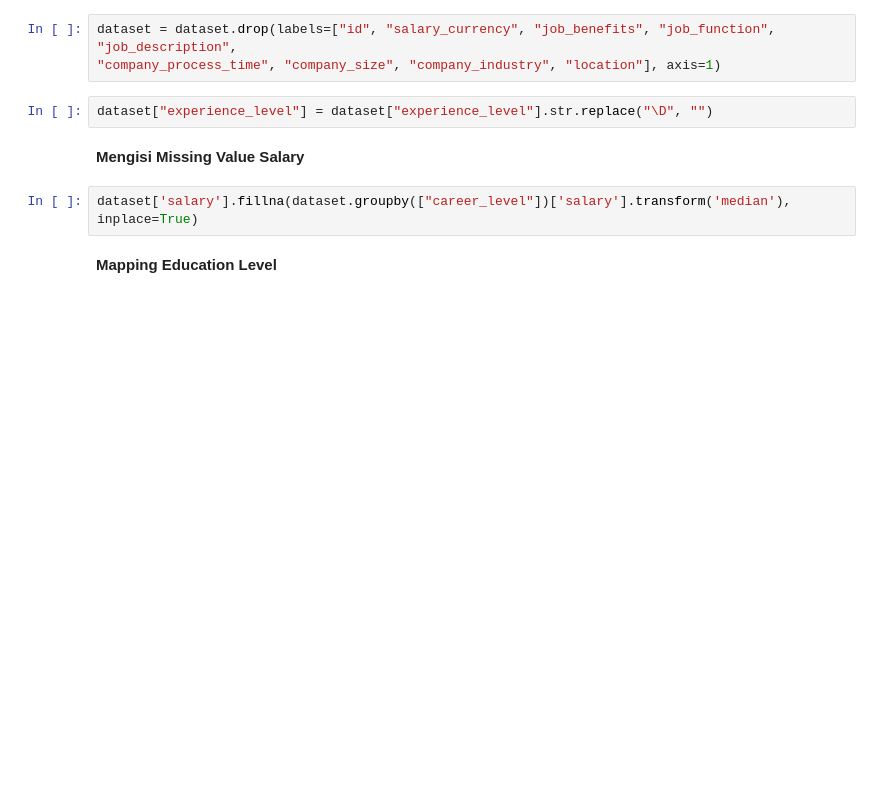
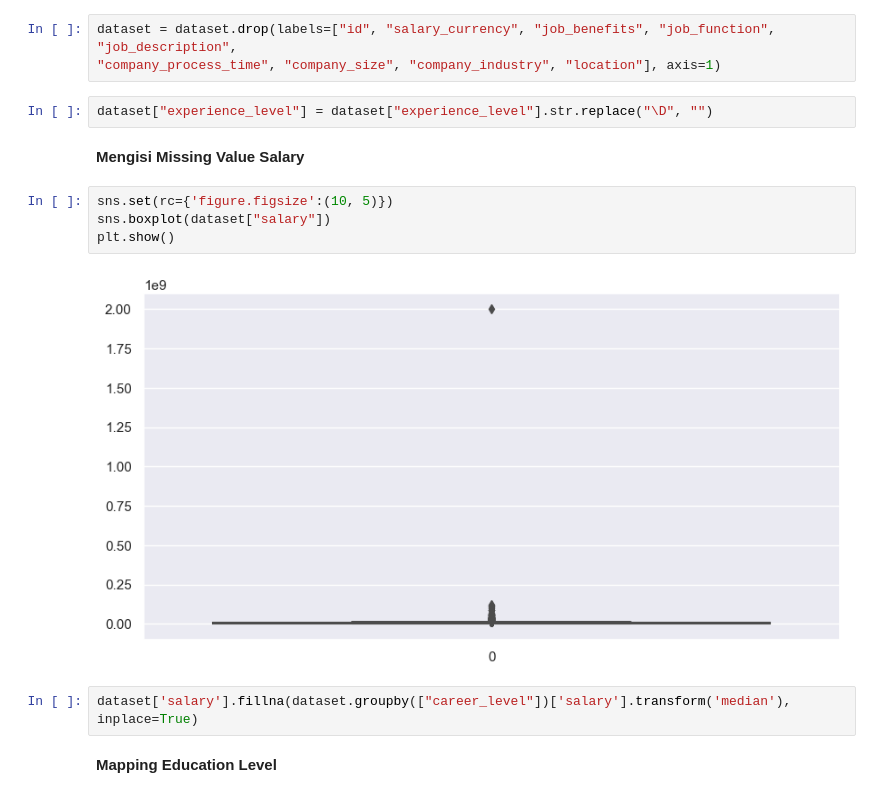
Before and after one commit to Reosta-Pratama/Project-Prediction, a Jupyter notebook: main/main.ipynb, the cells around one changed output. Drawn from its saved outputs; the diff is of its cells as text; blank space fills up the shorter version.

```diff
--- a/main/main.ipynb
+++ b/main/main.ipynb
@@ -79,6 +79,12 @@ dataset = dataset.drop(labels=["id", "salary_currency", "job_benefits", "job_fun
 dataset["experience_level"] = dataset["experience_level"].str.replace("\D", "")
 # %% [markdown]
 **Mengisi Missing Value Salary**
+# %%
+sns.set(rc={'figure.figsize':(10, 5)})
+sns.boxplot(dataset["salary"])
+plt.show()
+# %% [output]
+[figure, added]
 # %%
 dataset['salary'].fillna(dataset.groupby(["career_level"])['salary'].transform('median'), inplace=True)
 # %% [markdown]
```
Also changed, not shown: parts of 5 cells of this notebook.
